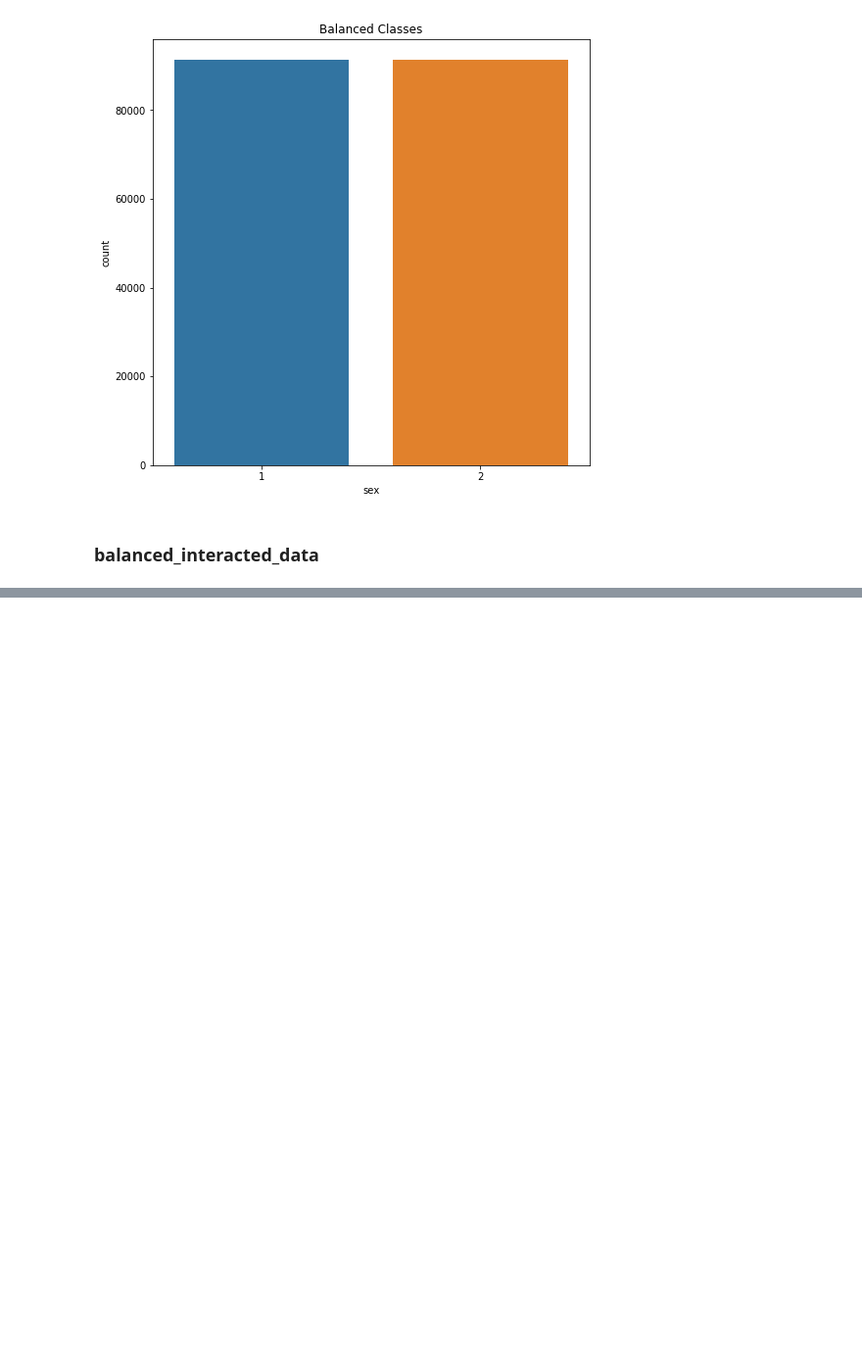
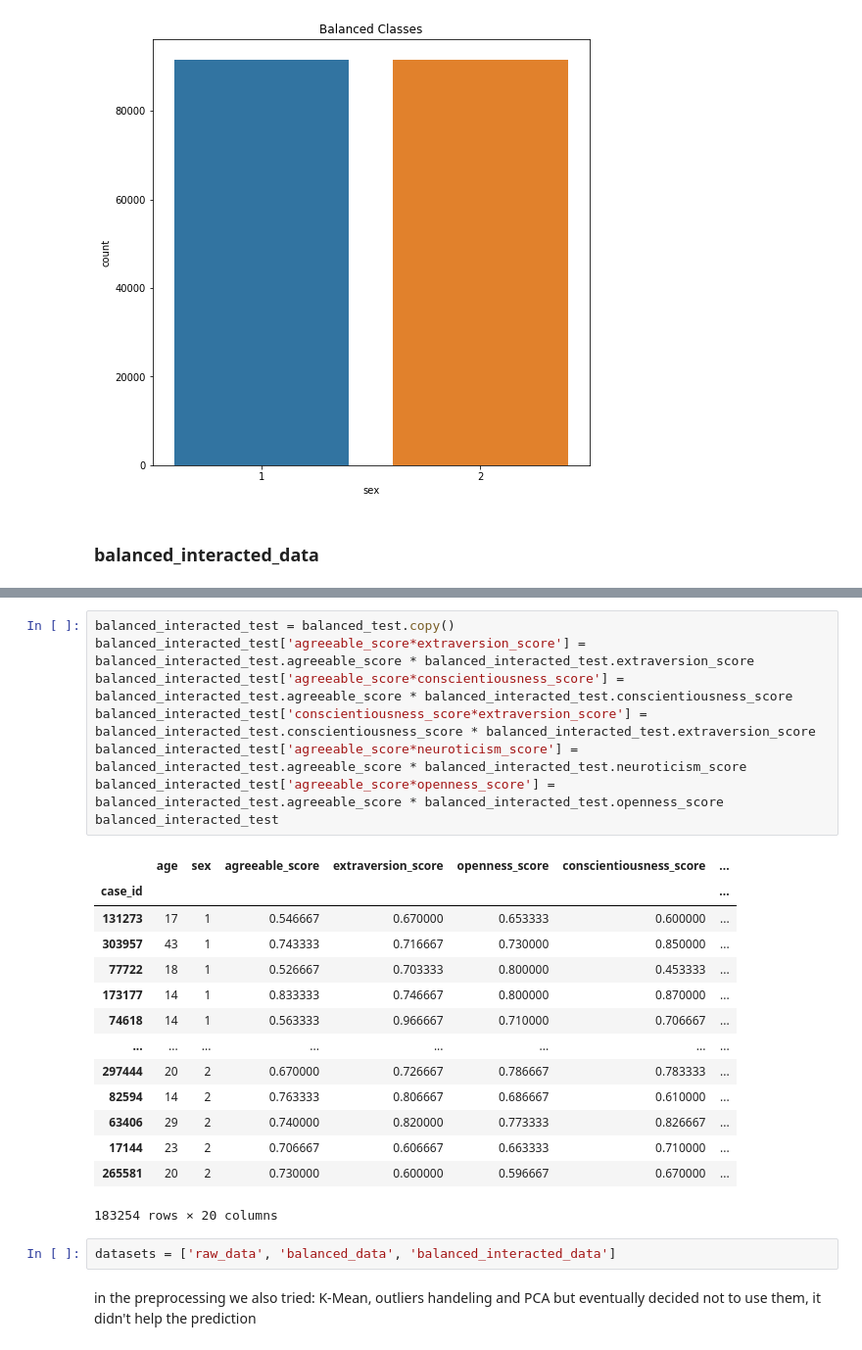
Before and after one commit to efratkohen/Big_five, a Jupyter notebook: final-draft.ipynb, the cells around one changed output, grey strips where cells are left out. Shown at 98% size. Drawn from its saved outputs; the diff is of its cells as text; blank space fills up the shorter version.

Commit message:
data preprocessing finished, PCA not added yet

```diff
--- a/final-draft.ipynb
+++ b/final-draft.ipynb
@@ -245,0 +312,29 @@ didn't use:
+# %%
+balanced_interacted_test = balanced_test.copy()
+balanced_interacted_test['agreeable_score*extraversion_score'] = balanced_interacted_test.agreeable_score * balanced_interacted_test.extraversion_score
+balanced_interacted_test['agreeable_score*conscientiousness_score'] = balanced_interacted_test.agreeable_score * balanced_interacted_test.conscientiousness_score
+balanced_interacted_test['conscientiousness_score*extraversion_score'] = balanced_interacted_test.conscientiousness_score * balanced_interacted_test.extraversion_score
+balanced_interacted_test['agreeable_score*neuroticism_score'] = balanced_interacted_test.agreeable_score * balanced_interacted_test.neuroticism_score
+balanced_interacted_test['agreeable_score*openness_score'] = balanced_interacted_test.agreeable_score * balanced_interacted_test.openness_score
+balanced_interacted_test
+# %% [output]
+|  | age | sex | agreeable_score | extraversion_score | openness_score | conscientiousness_score | ... |
+| case_id |  |  |  |  |  |  | ... |
+| 131273 | 17 | 1 | 0.546667 | 0.670000 | 0.653333 | 0.600000 | ... |
+| 303957 | 43 | 1 | 0.743333 | 0.716667 | 0.730000 | 0.850000 | ... |
+| 77722 | 18 | 1 | 0.526667 | 0.703333 | 0.800000 | 0.453333 | ... |
+| 173177 | 14 | 1 | 0.833333 | 0.746667 | 0.800000 | 0.870000 | ... |
+| 74618 | 14 | 1 | 0.563333 | 0.966667 | 0.710000 | 0.706667 | ... |
+| ... | ... | ... | ... | ... | ... | ... | ... |
+| 297444 | 20 | 2 | 0.670000 | 0.726667 | 0.786667 | 0.783333 | ... |
+| 82594 | 14 | 2 | 0.763333 | 0.806667 | 0.686667 | 0.610000 | ... |
+| 63406 | 29 | 2 | 0.740000 | 0.820000 | 0.773333 | 0.826667 | ... |
+| 17144 | 23 | 2 | 0.706667 | 0.606667 | 0.663333 | 0.710000 | ... |
+| 265581 | 20 | 2 | 0.730000 | 0.600000 | 0.596667 | 0.670000 | ... |
+183254 rows × 20 columns
+# %%
+datasets = ['raw_data', 'balanced_data', 'balanced_interacted_data']
+# %% [markdown]
+in the preprocessing we also tried:
+K-Mean, outliers handeling and PCA
+but eventually decided not to use them, it didn't help the prediction
```
Also changed, not shown: parts of 17 cells of this notebook.
